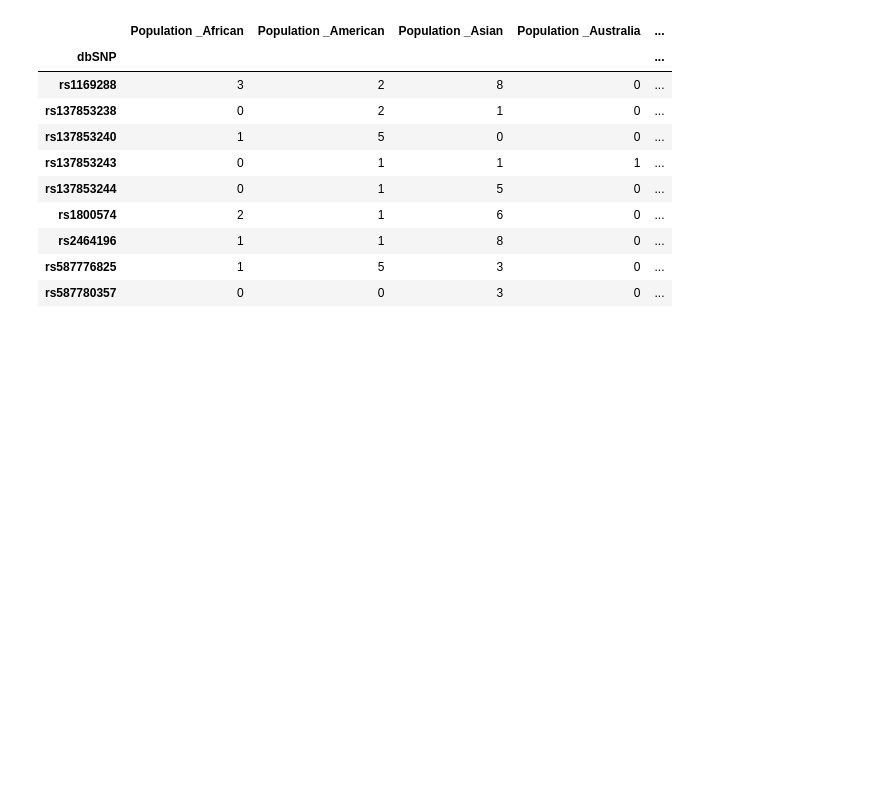
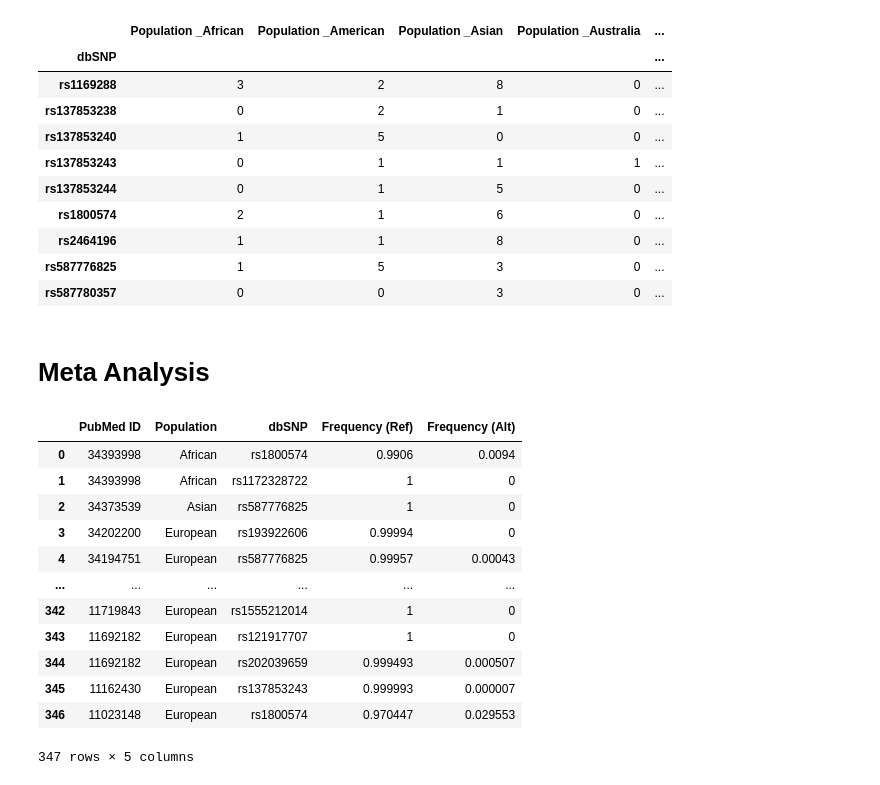
Before and after one commit to Bhushan-Wagh025/Stage4_Hackbio-1, a Jupyter notebook: Stage4_Analysis_Vinay.ipynb, the cells around one changed output. Saved outputs shown, nothing was run; the diff lists cells and outputs as text; code cells hidden in the pictures; blank space fills up the shorter version.

```diff
--- a/Stage4_Analysis_Vinay.ipynb
+++ b/Stage4_Analysis_Vinay.ipynb
@@ -112,3 +114,23 @@ df2[df2.Total >= 7]
 | rs2464196 | 1 | 1 | 8 | 0 | ... |
 | rs587776825 | 1 | 5 | 3 | 0 | ... |
 | rs587780357 | 0 | 0 | 3 | 0 | ... |
+# %% [markdown]
+# Meta Analysis
+# %%
+df = pd.read_excel("../Downloads/Analysed_data.xlsx")
+df = df.loc[:, ~df.columns.str.contains('^Unnamed')]
+df
+# %% [output]
+|  | PubMed ID | Population | dbSNP | Frequency (Ref) | Frequency (Alt) |
+| 0 | 34393998 | African | rs1800574 | 0.9906 | 0.0094 |
+| 1 | 34393998 | African | rs1172328722 | 1 | 0 |
+| 2 | 34373539 | Asian | rs587776825 | 1 | 0 |
+| 3 | 34202200 | European | rs193922606 | 0.99994 | 0 |
+| 4 | 34194751 | European | rs587776825 | 0.99957 | 0.00043 |
+| ... | ... | ... | ... | ... | ... |
+| 342 | 11719843 | European | rs1555212014 | 1 | 0 |
+| 343 | 11692182 | European | rs121917707 | 1 | 0 |
+| 344 | 11692182 | European | rs202039659 | 0.999493 | 0.000507 |
+| 345 | 11162430 | European | rs137853243 | 0.999993 | 0.000007 |
+| 346 | 11023148 | European | rs1800574 | 0.970447 | 0.029553 |
+347 rows × 5 columns
```
Also changed, not shown: parts of 5 cells of this notebook.
